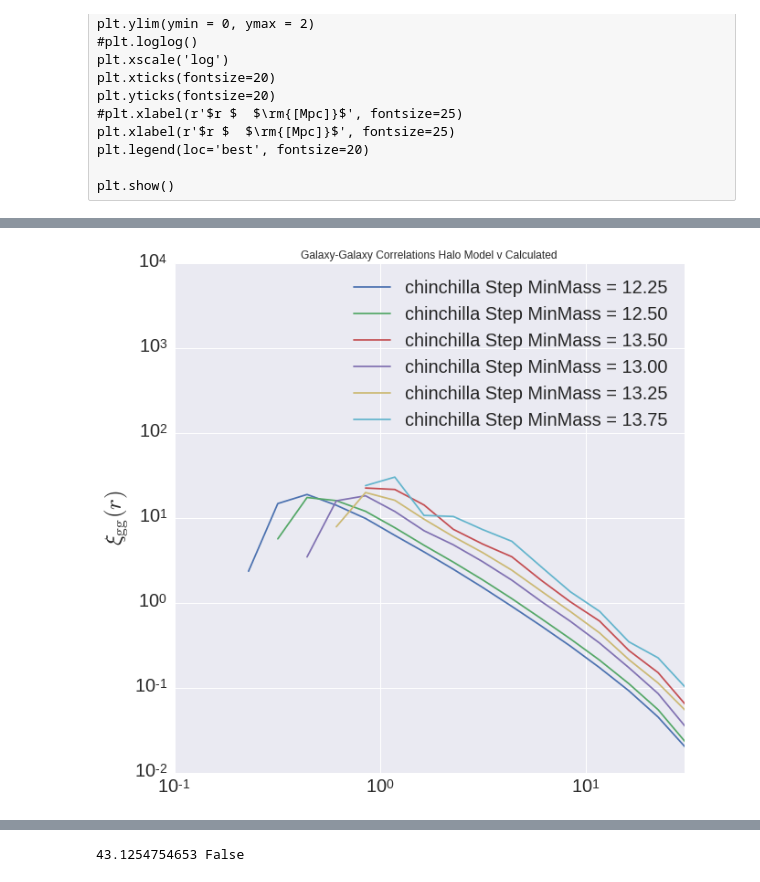
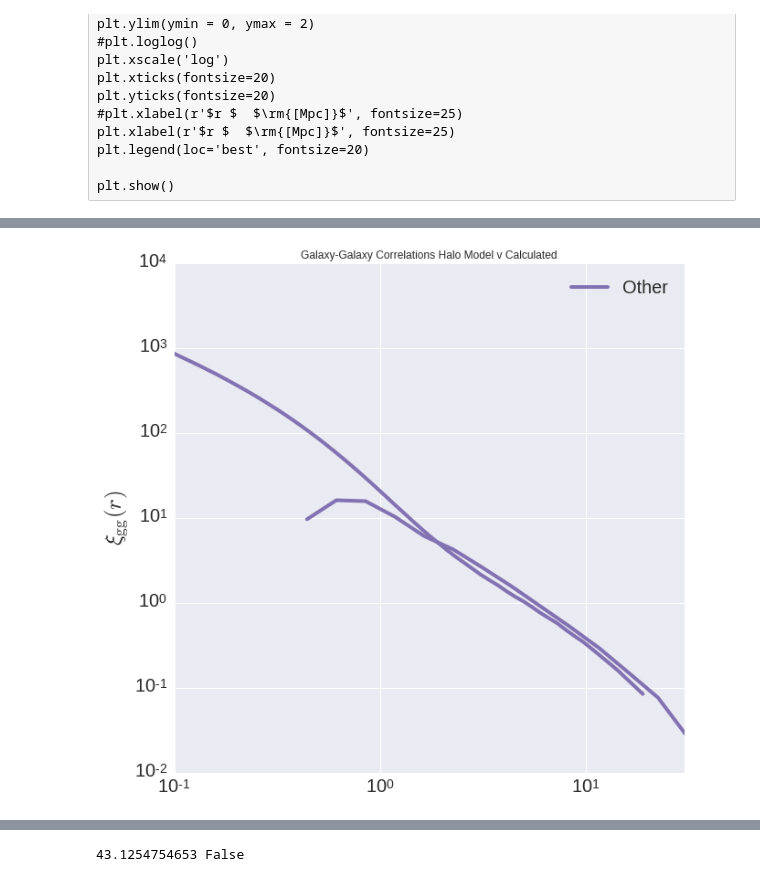
Before and after one commit to mclaughlin6464/HODEmulator, a Jupyter notebook: predictionsVCalculated.ipynb, the cells around one changed output, grey strips where cells are left out. Saved outputs shown, nothing was run; the diff lists cells and outputs as text; code cells hidden in the pictures.

```diff
--- a/predictionsVCalculated.ipynb
+++ b/predictionsVCalculated.ipynb
@@ -275,8 +259,5 @@ datadir = outputdir+'chinchilla_step_tests/'
 sim = 'chinchilla'
 a = 1.0
 data = {}
-for mMin in [12.25+i*0.25 for i in xrange(7)]:
+for mMin in [12.0+i*0.25 for i in xrange(8)]:
     data[mMin] = np.loadtxt(datadir+'xi_all_%.3f_stepFunc_mm_%.2f.npy'%(a,mMin) )
-# %%
-for mMin in [12.25+i*0.25 for i in xrange(1,7)]:
-    print (data[mMin][7:]/data[12.25][7:]).mean()
@@ -290,3 +264,8 @@ for mMin in [12.25+i*0.25 for i in xrange(1,7)]:
+# %%
+predictions = {}
+datadir = '/u/ki/swmclau2/des/HODOutput/xi_gg_C/'
+for mMin in [12.0+i*0.25 for i in xrange(5)]:
+    predictions[mMin] = np.loadtxt(datadir+'xi_gg_C_threshold%.2f'%(mMin) )
 # %%
 ratio_prediction = {12.50:  1.21,
 12.75:  1.49,
@@ -295,23 +274,23 @@ ratio_prediction = {12.50:  1.21,
 13.50:  3.27,
 13.75:  4.50,}
 # %%
-colors = sns.color_palette()
+colors = cycle(sns.color_palette())
 
 rbins = np.logspace(-1, 1.7, 20)
 rbin_centers = (rbins[1:]+rbins[:-1])/2
 
 fig = plt.figure(figsize = (10,10))
 #for vn, color in zip(version_names, colors):
-mMins = [12.25+i*0.25 for i in xrange(1,7)]
+mMins = [12.0+i*0.25 for i in xrange(1,8)]
 for mm, color in zip(mMins, colors):
     #print '%.2f/12.25:\t'%(mm), '%.2f'%np.mean(data[mm][6:]/data[12.25][6:])
-    plt.plot(rbin_centers, data[mm]/data[12.25], label = '%.2f/12.25'%(mm), color = color)
+    plt.plot(rbin_centers, data[mm]/data[12.0], label = '%.2f/12.0'%(mm), color = color)
     #plt.plot(rbin_centers, np.ones(rbin_centers.shape)*ratio_prediction[mm], ls = '--',lw = 3,color = color)
 
 plt.title('Correlation Function Ratios')
 plt.xlim(xmin = 1, xmax = 60)
 
-plt.ylim(ymin = 0, ymax = 5)
+plt.ylim(ymin = 0.5, ymax = 7)
 #plt.loglog()
 plt.xscale('log')
 plt.xticks(fontsize=20)
@@ -325,29 +304,33 @@ plt.show()
 # %%
-colors = sns.color_palette()
+colors = cycle(sns.color_palette())
 
-#labels = {'default': 12.1, 'medMinMass':12.5, 'highMinMass':13.1}
 fig = plt.figure(figsize = (10,10))
-#for vn, color in zip(version_names, colors):
-for (label, xi_all), color in zip(data.iteritems(), colors):
+mMins = [12.0+i*0.25 for i in xrange(2,5)]
+for mMin, color in zip(mMins, colors):
     #fig = plt.figure(figsize = (10,10))
     rbins = np.logspace(-1, 1.7, 20)
     rbin_centers = (rbins[1:]+rbins[:-1])/2
 
     #MPC/h v MPC issue?
     #plt.plot(rbin_centers, xi_all, alpha = 1,
     #         label = label, color = color)
-    plt.plot(rbin_centers, xi_all, label = '%s Step MinMass = %.2f'%(sim, label), color = color)
+    #plt.plot(rbin_centers, data[mMin], label = '%s Step MinMass = %.2f'%(sim, mMin), color = color)
+    #plt.plot(predictions[mMin][:,0], predictions[mMin][:,1], ls = '--', color = color )
 
-    plt.title('Galaxy-Galaxy Correlations Halo Model v Calculated')
-    plt.xlim(xmin = 0.1, xmax = 30)
-    plt.ylim(ymin = 1e-2, ymax = 1e4)
-    plt.loglog()
-    plt.xticks(fontsize=20)
-    plt.yticks(fontsize=20)
-    #plt.xlabel(r'$r $  $\rm{[Mpc]}$', fontsize=25)
-    plt.ylabel(r'$\xi_{\rm gg}(r)$', fontsize=25)
-    plt.legend(loc='best', fontsize=20)
+color = next(colors)
+plt.plot(working_step[0], working_step[1], label = 'Other', color = color, lw =4)
+plt.plot(working_step[2][:,0], working_step[2][:,1], lw = 4, color = color)
+
+plt.title('Galaxy-Galaxy Correlations Halo Model v Calculated')
+plt.xlim(xmin = 0.1, xmax = 30)
+plt.ylim(ymin = 1e-2, ymax = 1e4)
+plt.loglog()
+plt.xticks(fontsize=20)
+plt.yticks(fontsize=20)
+#plt.xlabel(r'$r $  $\rm{[Mpc]}$', fontsize=25)
+plt.ylabel(r'$\xi_{\rm gg}(r)$', fontsize=25)
+plt.legend(loc='best', fontsize=20)
 
 plt.show()
 # %% [output]
-[figure, old version]
+[figure, new version]
```
Also changed, not shown: parts of 8 cells of this notebook, 1 other file.
